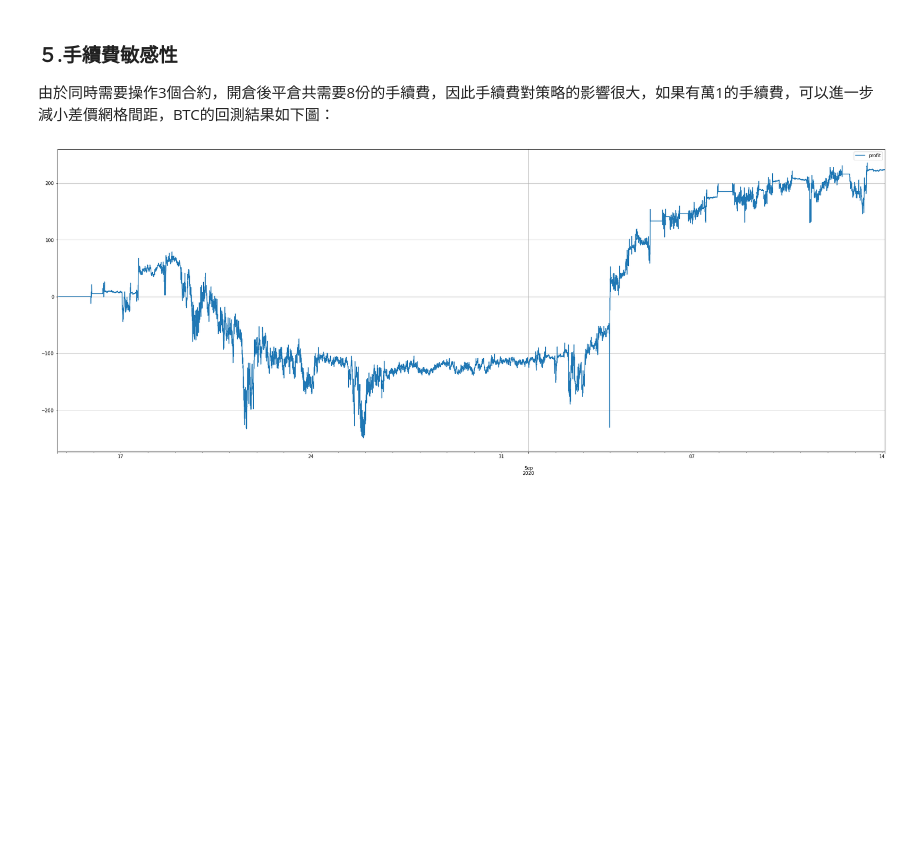
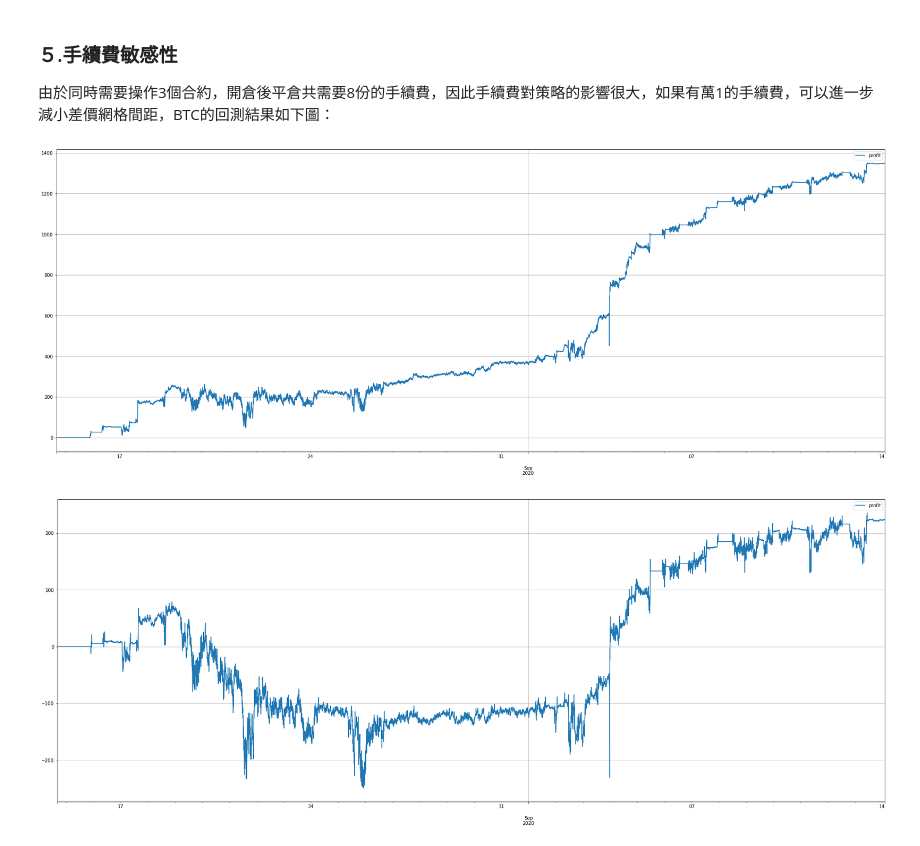
Before and after one commit to LeeChunHao2000/Digest, a Jupyter notebook: 蝶式對沖.ipynb, the cells around one changed output. Drawn from its saved outputs; the diff is of its cells as text; code cells hidden in the pictures; blank space fills up the shorter version.

```diff
--- a/蝶式對沖.ipynb
+++ b/蝶式對沖.ipynb
@@ -246,30 +246,32 @@ e.df['profit'].plot(figsize=(32,12), grid=True, legend=True);
 # %%
 # 萬1手續費
 trade_symbols = ['BTCUSD_201225', 'BTCUSD_200925', 'BTCUSD_PERP']
 account = []
 diff = df['BTCUSD_201225']+df['BTCUSD_PERP']-2*df['BTCUSD_200925']
 diff_mean = diff.ewm(alpha=0.001).mean()
 e = Exchange(trade_symbols, initial_balance=10000, taker_fee=0.0001)
 for row in df[trade_symbols].dropna().iterrows():
     date = row[0]
     prices = row[1]
     e.Update(date, trade_symbols, prices)
     account.append([e.account['USDT']['margin'],e.account['USDT']['realised_profit']+e.account['USDT']['unrealised_profit']])
     aim_amount = -round((diff[date] - diff_mean[date])/30,1)
     now_amount = e.account['BTCUSD_PERP']['amount']
     if aim_amount - now_amount < -1:
         trade_amount = now_amount - aim_amount
         e.Buy('BTCUSD_200925',prices['BTCUSD_200925'],2*trade_amount)
         e.Sell('BTCUSD_201225',prices['BTCUSD_201225'],trade_amount)
         e.Sell('BTCUSD_PERP',prices['BTCUSD_PERP'],trade_amount)
     if aim_amount - now_amount > 1:
         trade_amount = aim_amount - now_amount
         e.Sell('BTCUSD_200925',prices['BTCUSD_200925'],2*trade_amount)
         e.Buy('BTCUSD_201225',prices['BTCUSD_201225'],trade_amount)
         e.Buy('BTCUSD_PERP',prices['BTCUSD_PERP'],trade_amount)
 
-# e.df = pd.DataFrame(index=df[trade_symbols].dropna().index, columns=['margin','profit'], data=account)
-# e.df['profit'].plot(figsize=(32,12), grid=True, legend=True);
+e.df = pd.DataFrame(index=df[trade_symbols].dropna().index, columns=['margin','profit'], data=account)
+e.df['profit'].plot(figsize=(32,12), grid=True, legend=True);
+# %% [output]
+[figure, added]
 # %%
 # 萬3手續費
 trade_symbols = ['BTCUSD_201225', 'BTCUSD_200925', 'BTCUSD_PERP']
```
